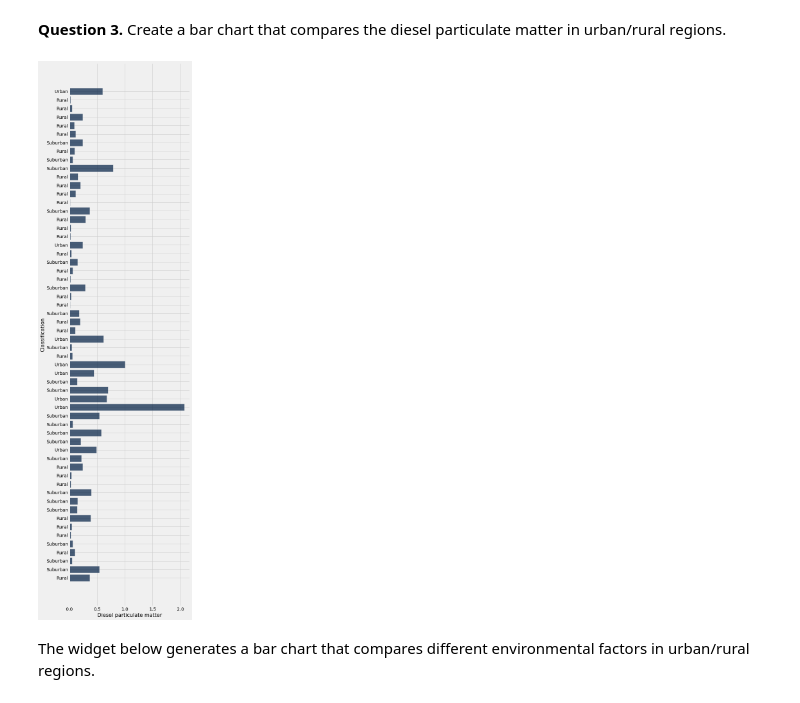
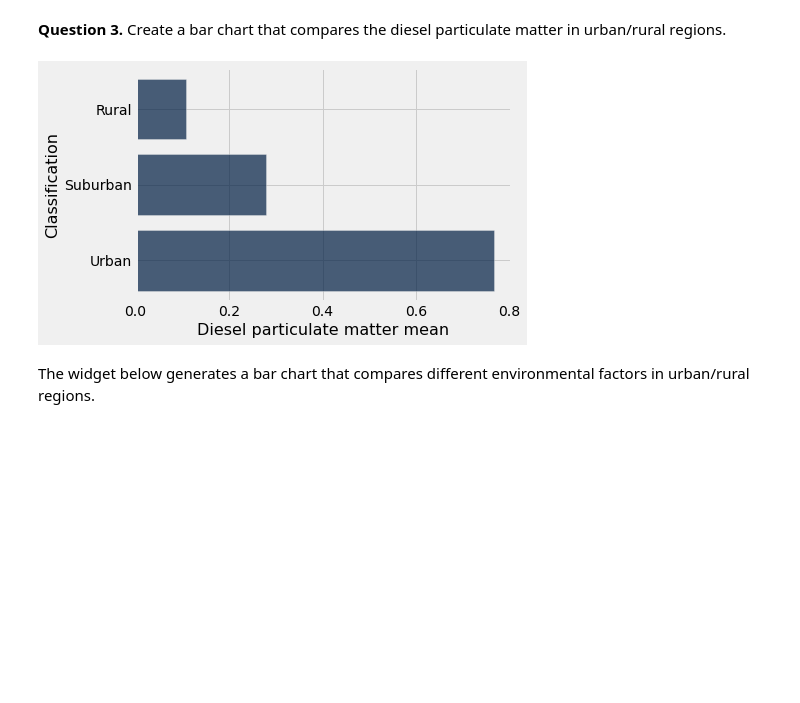
Before and after one commit to ds-modules/DATA88-SP22, a Jupyter notebook: Notebook 2/Notebook 2.ipynb, the cells around one changed output. Saved outputs shown, nothing was run; the diff lists cells and outputs as text; code cells hidden in the pictures; blank space fills up the shorter version.

```diff
--- a/Notebook 2/Notebook 2.ipynb
+++ b/Notebook 2/Notebook 2.ipynb
@@ -335,7 +334,7 @@ Now it's your turn! In these next few parts, you will be applying tools from the
 First, run the cell below to take a look at our `california` table. Each row of the table corresponds to a county in California and some demographic and environmental data.
 # %%
 #Just run this cell
-california = Table.read_table("California_WHEJ.csv")
+california = Table.read_table("/work/Notebook 2/California_WHEJ.csv")
 california.show(3)
 # %% [output]
 | Unnamed: 0 | GEOID10 | Housing burden (percent) | Total population | Median household income (% of sta... | Current asthma among adults aged ... | ... |
@@ -493,13 +492,14 @@ classified = classified.group('County name', lambda x: x.item(0))
 **Question 3.** Create a bar chart that compares the diesel particulate matter in urban/rural regions.
 # %%
 """
+grouped_by_classification = ...
 diesel_bar = ...
 diesel_bar
 """
-
-diesel_bar = classified.barh("Classification", "Diesel particulate matter")
+grouped_by_classification = classified.group("Classification", np.mean)
+diesel_bar = grouped_by_classification.barh("Classification", "Diesel particulate matter mean")
 diesel_bar
 # %% [output]
-[figure, old version]
+[figure, new version]
 # %% [markdown]
 The widget below generates a bar chart that compares different environmental factors in urban/rural regions.
```
Also changed, not shown: parts of 2 cells of this notebook.
